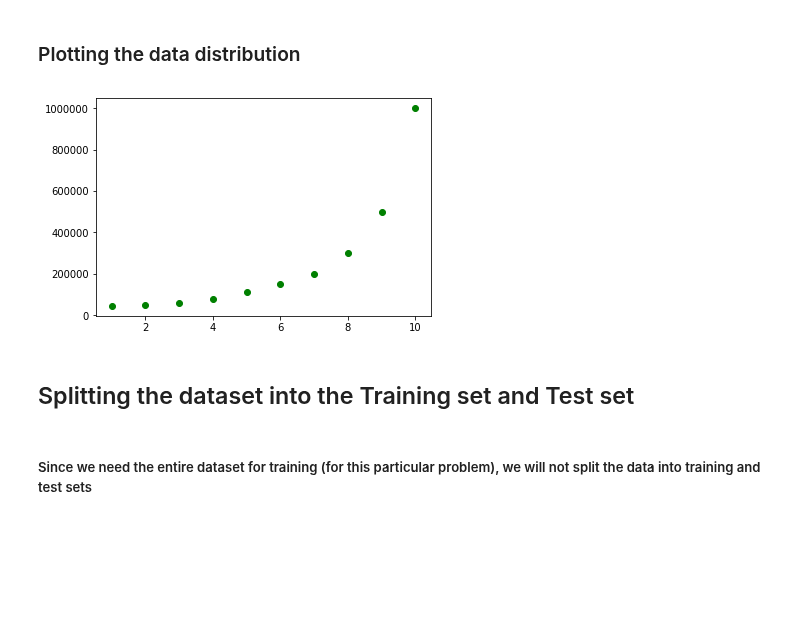
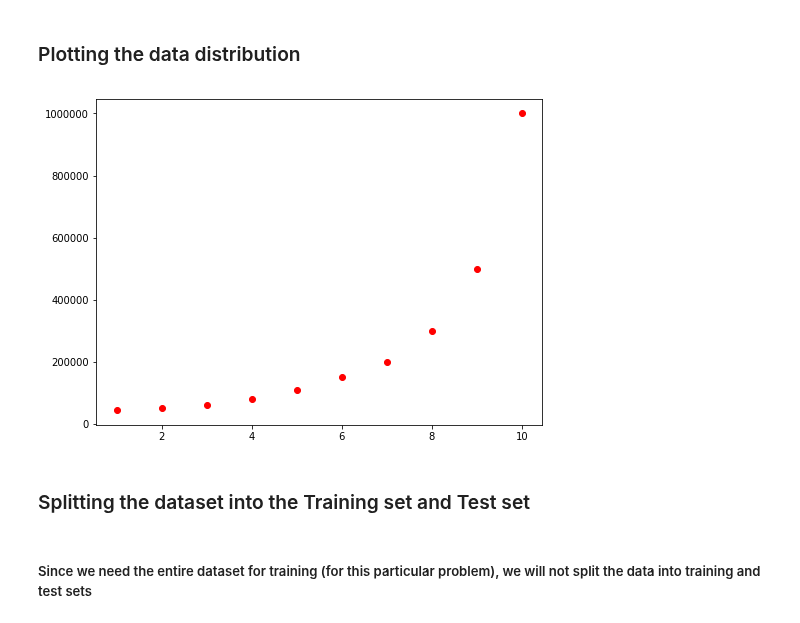
Before and after one commit to iamtushara/Machine-Learning-Reference, a Jupyter notebook: 1. Supervised Learning/1. Regression/3. Polynomial Regression/Codes/Polynomial Regression.ipynb, the cells around one changed output. Saved outputs shown, nothing was run; the diff lists cells and outputs as text; code cells hidden in the pictures; blank space fills up the shorter version.

```diff
--- a/1. Supervised Learning/1. Regression/3. Polynomial Regression/Codes/Polynomial Regression.ipynb
+++ b/1. Supervised Learning/1. Regression/3. Polynomial Regression/Codes/Polynomial Regression.ipynb
@@ -15,12 +17,13 @@ y = dataset.iloc[:, 2].values
 # %% [markdown]
 ### Plotting the data distribution
 # %%
-plt.scatter(X, y, color = 'green')
+plt.figure(figsize=(8,6))
+plt.scatter(X, y, color = 'red')
 plt.show()
 # %% [output]
-[figure, old version]
+[figure, new version]
 # %% [markdown]
-## Splitting the dataset into the Training set and Test set
+### Splitting the dataset into the Training set and Test set
 # %% [markdown]
 ##### Since we need the entire dataset for training (for this particular problem), we will not split the data into training and test sets
 # %%
```
Also changed, not shown: parts of 23 cells of this notebook.
